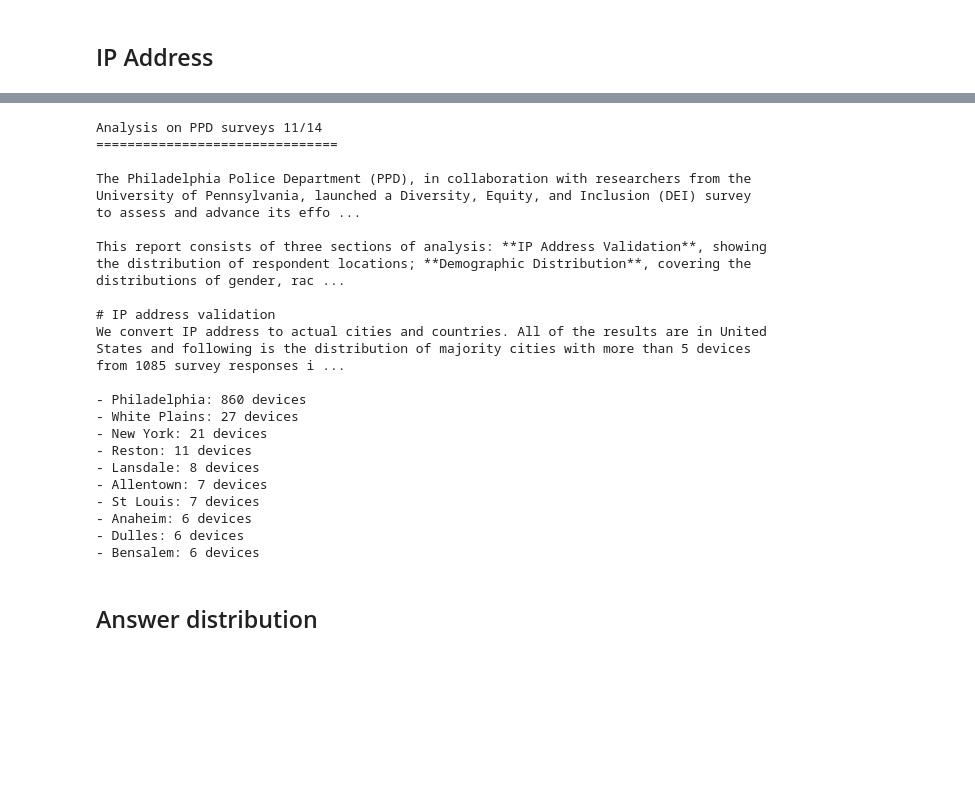
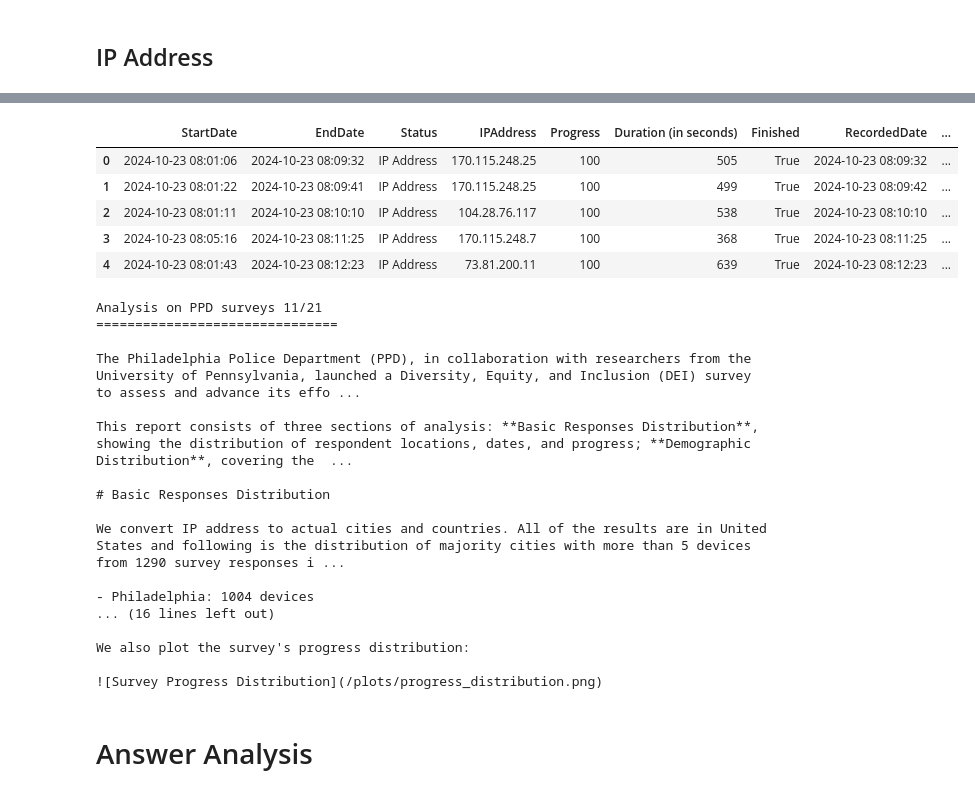
Before and after one commit to krystalgong/PPD_analysis, a Jupyter notebook: PPD_analysis-103124-kg.ipynb, the cells around one changed output, grey strips where cells are left out. Saved outputs shown, nothing was run; the diff lists cells and outputs as text; code cells hidden in the pictures; blank space fills up the shorter version.

```diff
--- a/PPD_analysis-103124-kg.ipynb
+++ b/PPD_analysis-103124-kg.ipynb
@@ -215,3 +219,12 @@ df.shape[0]
+# %%
+df.head()
+# %% [output]
+|  | StartDate | EndDate | Status | IPAddress | Progress | Duration (in seconds) | Finished | RecordedDate | ... |
+| 0 | 2024-10-23 08:01:06 | 2024-10-23 08:09:32 | IP Address | 170.115.248.25 | 100 | 505 | True | 2024-10-23 08:09:32 | ... |
+| 1 | 2024-10-23 08:01:22 | 2024-10-23 08:09:41 | IP Address | 170.115.248.25 | 100 | 499 | True | 2024-10-23 08:09:42 | ... |
+| 2 | 2024-10-23 08:01:11 | 2024-10-23 08:10:10 | IP Address | 104.28.76.117 | 100 | 538 | True | 2024-10-23 08:10:10 | ... |
+| 3 | 2024-10-23 08:05:16 | 2024-10-23 08:11:25 | IP Address | 170.115.248.7 | 100 | 368 | True | 2024-10-23 08:11:25 | ... |
+| 4 | 2024-10-23 08:01:43 | 2024-10-23 08:12:23 | IP Address | 73.81.200.11 | 100 | 639 | True | 2024-10-23 08:12:23 | ... |
 # %%
 city_counts = df['City'].value_counts()
 major_cities = city_counts[city_counts > 5]
@@ -221,41 +234,46 @@ city_distribution_md = "\n".join([f"- {city}: {count} devices" for city, count i
 
 
 markdown_content = f"""
-Analysis on PPD surveys 11/14
+Analysis on PPD surveys 11/21
 ===============================
 
-The Philadelphia Police Department (PPD), in collaboration with researchers from the University of Pennsylvania, launched a Diversity, Equity, and Inclusion (DEI) survey to assess and advance its efforts toward creating a truly diverse, equitable, and inclusive workplace. This initiative is centered on fostering an environment that ensures fair treatment for all members, regardless of identity, and is a step toward aligning PPD’s practices with DEI goals. Working closely with the PPD's Interim Director of DEI, the survey was developed and launched on October 23, with a closing date set for November 15. Following the survey's release, PPD’s Director of Communications implemented a comprehensive outreach campaign to encourage maximum participation. Responses were collected both online and mail-in submissions, providing valuable insights into the department’s current climate and areas for improvement in DEI.
+The Philadelphia Police Department (PPD), in collaboration with researchers from the University of Pennsylvania, launched a Diversity, Equity, and Inclusion (DEI) survey to assess and advance its efforts toward creating a truly diverse, equitable, and inclusive workplace. This initiative is centered on fostering an environment that ensures fair treatment for all members, regardless of identity, and is a step toward aligning PPD’s practices with DEI goals. Working closely with the PPD's Interim Director of DEI, the survey was developed and launched on October 23, with a closing date set for November 20. Following the survey's release, PPD’s Director of Communications implemented a comprehensive outreach campaign to encourage maximum participation. Responses were collected both online and mail-in submissions, providing valuable insights into the department’s current climate and areas for improvement in DEI.
 
-This report consists of three sections of analysis: **IP Address Validation**, showing the distribution of respondent locations; **Demographic Distribution**, covering the distributions of gender, race, sworn status, and years of service; and **Answer Distribution and Word Cloud**, displaying the response distributions and a word cloud for open-ended questions.
+This report consists of three sections of analysis: **Basic Responses Distribution**, showing the distribution of respondent locations, dates, and progress; **Demographic Distribution**, covering the distributions of gender, race, sworn status, and years of service; and **Answer Distribution and Word Cloud**, displaying the response distributions and a word cloud for open-ended questions.
 
-# IP address validation
+# Basic Responses Distribution
+
 We convert IP address to actual cities and countries. All of the results are in United States and following is the distribution of majority cities with more than 5 devices from {df.shape[0]} survey responses including 4 mail-in responses:
 
 {city_distribution_md}
 
+We plot the survey received from each date and its completeness where orange is those fully completed surveys and blue are partially completed surveys:
+
+![Survey Distribution by Date](/plots/survey_distribution.png)\n\n
+
+We also plot the survey's progress distribution:
+
+![Survey Progress Distribution](/plots/progress_distribution.png)\n\n
 """
 print(markdown_content)
 # %% [output]
-Analysis on PPD surveys 11/14
+Analysis on PPD surveys 11/21
 ===============================
 
 The Philadelphia Police Department (PPD), in collaboration with researchers from the University of Pennsylvania, launched a Diversity, Equity, and Inclusion (DEI) survey to assess and advance its effo ...
 
-This report consists of three sections of analysis: **IP Address Validation**, showing the distribution of respondent locations; **Demographic Distribution**, covering the distributions of gender, rac ...
+This report consists of three sections of analysis: **Basic Responses Distribution**, showing the distribution of respondent locations, dates, and progress; **Demographic Distribution**, covering the  ...
 
-# IP address validation
-We convert IP address to actual cities and countries. All of the results are in United States and following is the distribution of majority cities with more than 5 devices from 1085 survey responses i ...
+# Basic Responses Distribution
 
-- Philadelphia: 860 devices
-- White Plains: 27 devices
-- New York: 21 devices
-- Reston: 11 devices
-- Lansdale: 8 devices
-- Allentown: 7 devices
-- St Louis: 7 devices
-- Anaheim: 6 devices
-- Dulles: 6 devices
-- Bensalem: 6 devices
+We convert IP address to actual cities and countries. All of the results are in United States and following is the distribution of majority cities with more than 5 devices from 1290 survey responses i ...
+
+- Philadelphia: 1004 devices
+... (16 lines left out)
+
+We also plot the survey's progress distribution:
+
+![Survey Progress Distribution](/plots/progress_distribution.png)
 # %% [markdown]
-## Answer distribution
+# Answer Analysis
 # %%
```
Also changed, not shown: parts of 29 cells of this notebook.
